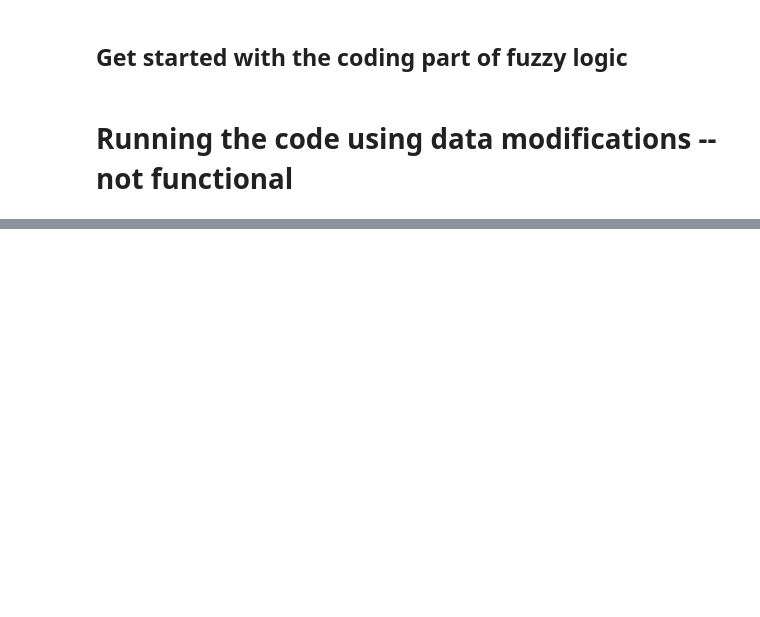
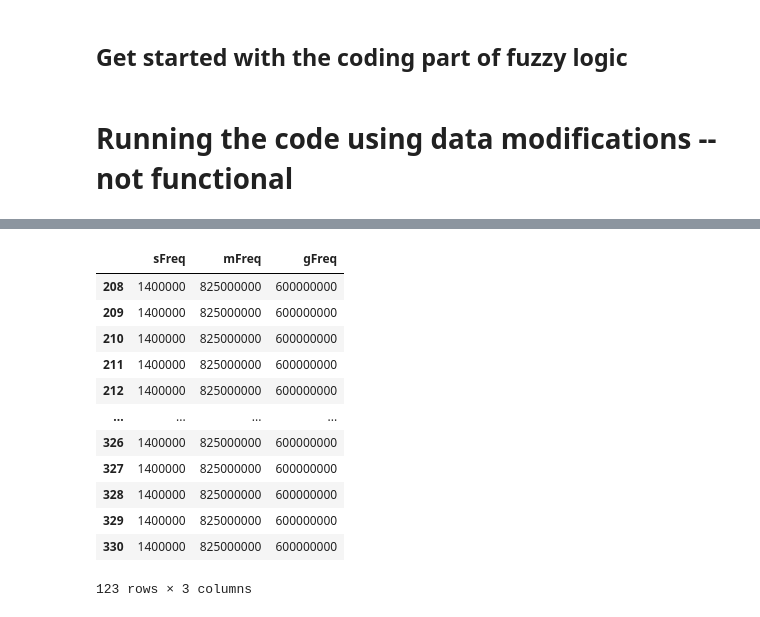
Before and after one commit to dipayan2/ARMAModel, a Jupyter notebook: PredictiveRun.ipynb, the cells around one changed output, grey strips where cells are left out. Drawn from its saved outputs; the diff is of its cells as text; code cells hidden in the pictures; blank space fills up the shorter version.

```diff
--- a/PredictiveRun.ipynb
+++ b/PredictiveRun.ipynb
@@ -337,0 +359,16 @@ Testing the cost of:  cCost -- RMSE 4.8372422284401715
+# %%
+test_freq_df[[cFreq,mFreq,gFreq]] # This is how you get the frequency of the expected value of the test data
+# %% [output]
+|  | sFreq | mFreq | gFreq |
+| 208 | 1400000 | 825000000 | 600000000 |
+| 209 | 1400000 | 825000000 | 600000000 |
+| 210 | 1400000 | 825000000 | 600000000 |
+| 211 | 1400000 | 825000000 | 600000000 |
+| 212 | 1400000 | 825000000 | 600000000 |
+| ... | ... | ... | ... |
+| 326 | 1400000 | 825000000 | 600000000 |
+| 327 | 1400000 | 825000000 | 600000000 |
+| 328 | 1400000 | 825000000 | 600000000 |
+| 329 | 1400000 | 825000000 | 600000000 |
+| 330 | 1400000 | 825000000 | 600000000 |
+123 rows × 3 columns
```
Also changed, not shown: parts of 11 cells of this notebook.
